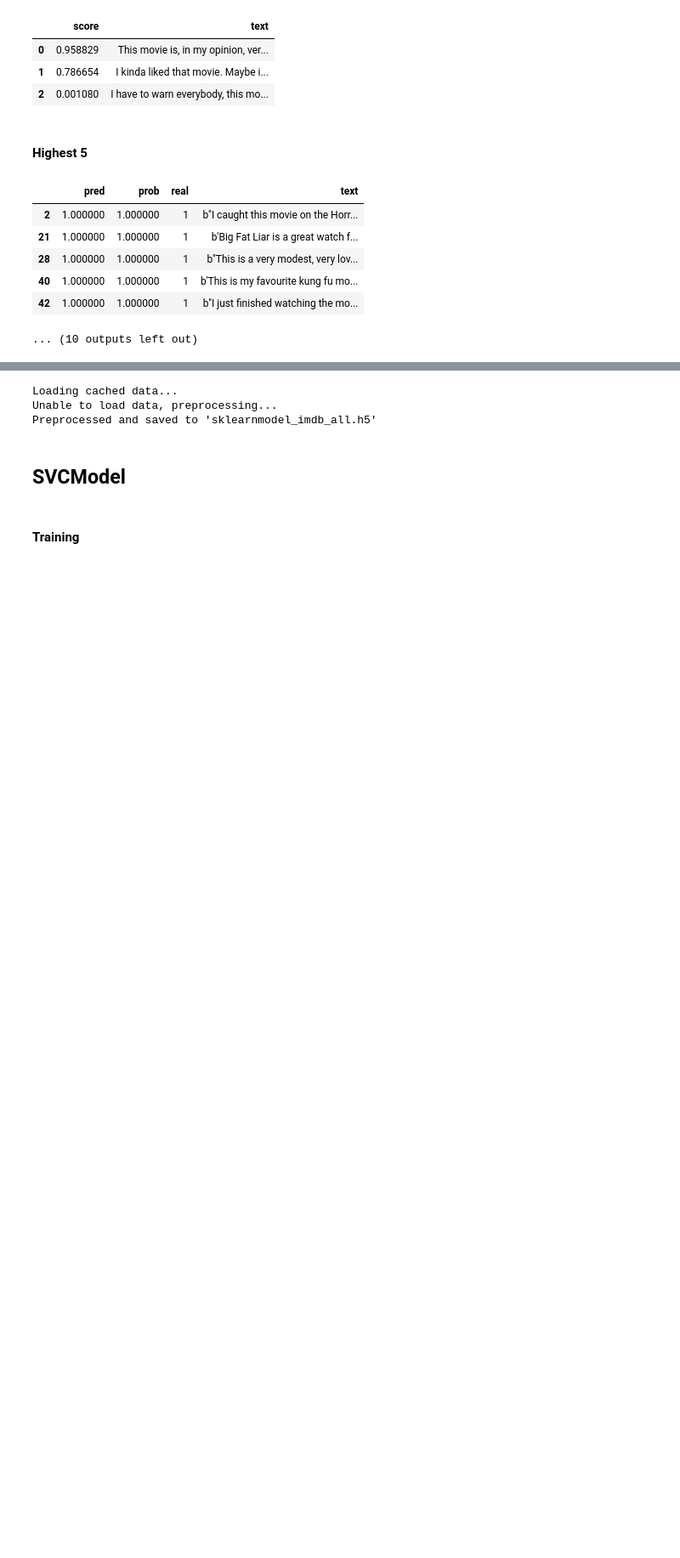
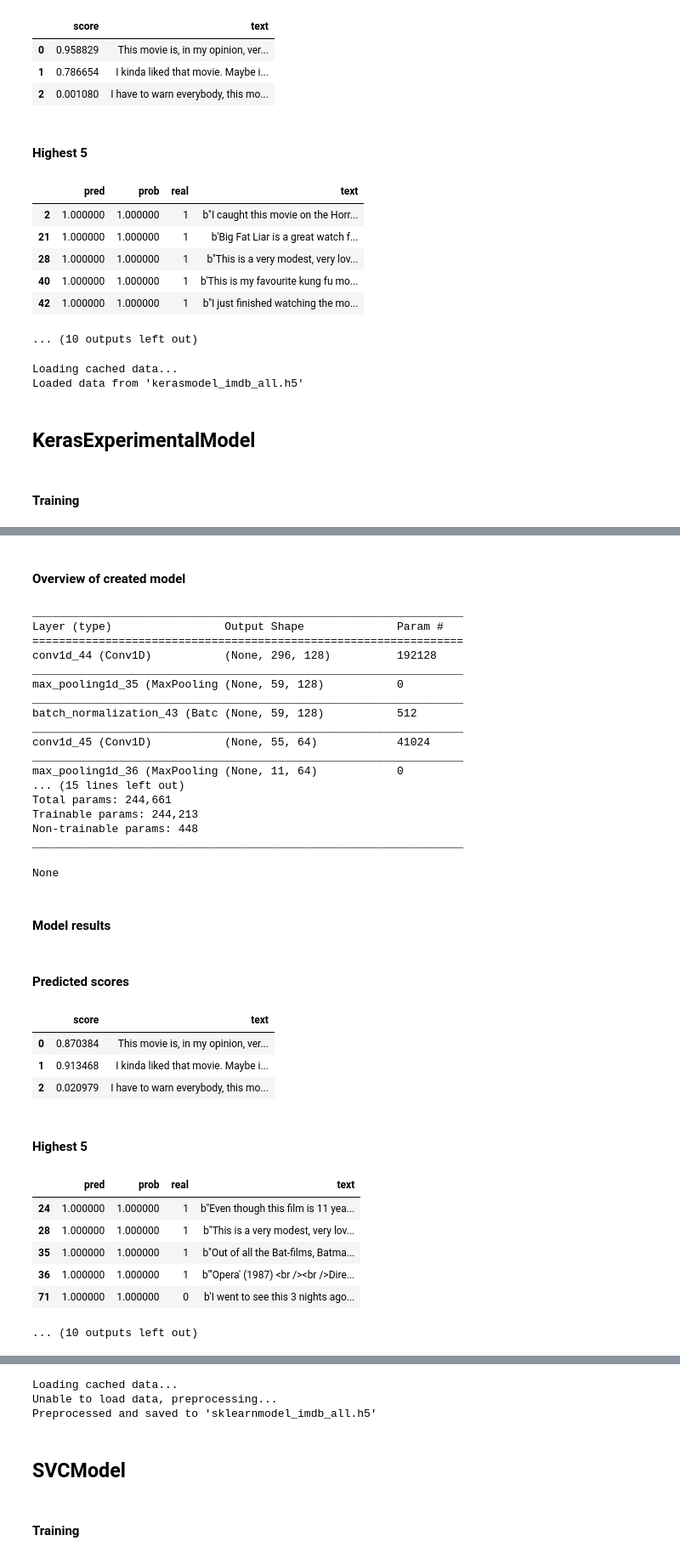
Before and after one commit to Valian/nlp-sentiment-analysis, a Jupyter notebook: src/text_sentiment_analysis_imdb.ipynb, the cells around one changed output, grey strips where cells are left out. Shown: that part at 85% size. Drawn from its saved outputs; the diff is of its cells as text; code cells hidden in the pictures; blank space fills up the shorter version.

```diff
--- a/src/text_sentiment_analysis_imdb.ipynb
+++ b/src/text_sentiment_analysis_imdb.ipynb
@@ -184,3 +186,32 @@ None
 | 40 | 1.000000 | 1.000000 | 1 | b'This is my favourite kung fu mo... |
 | 42 | 1.000000 | 1.000000 | 1 | b"I just finished watching the mo... |
 ... (10 outputs left out)
+# %%
+keras_model = models.KerasExperimentalModel(
+    nlp,
+    dataset_id,
+    max_words_in_sentence=MAX_WORDS_IN_SENTENCE,
+    epochs=50)
+
+X_keras_preprocessed = get_preprocessed_data(keras_model, dataset_id, X_train, filename='kerasmodel_imdb_all.h5')
+
+
+accuracy, y_pred_proba = train_model_and_display_results(keras_model, X_keras_preprocessed, preprocessed=True)
+
+if SAVE_IN_STORE:
+    store.add_model(keras_model, "conv1d_experiment_imdb", "IMDB Conv1d experiment", metadata={
+        'Y Test': [int(r[0]) for r in y_test],
+        'Y Pred Proba': [float(r) for r in y_pred_proba],
+        'Dataset': 'Internet Movie Database',
+        'Training samples': len(X_train),
+        'Accuracy': accuracy,
+        'Description': "1D Convolutional network defined using Keras and trained on a publicly-available dataset"
+    })
+
+# we need memory for further processing
+del X_keras_preprocessed
+# %% [output]
+Loading cached data...
+Loaded data from 'kerasmodel_imdb_all.h5'
+## KerasExperimentalModel
+#### Training
@@ -186,0 +235,33 @@ None
+#### Overview of created model
+_________________________________________________________________
+Layer (type)                 Output Shape              Param #
+=================================================================
+conv1d_44 (Conv1D)           (None, 296, 128)          192128
+_________________________________________________________________
+max_pooling1d_35 (MaxPooling (None, 59, 128)           0
+_________________________________________________________________
+batch_normalization_43 (Batc (None, 59, 128)           512
+_________________________________________________________________
+conv1d_45 (Conv1D)           (None, 55, 64)            41024
+_________________________________________________________________
+max_pooling1d_36 (MaxPooling (None, 11, 64)            0
+... (15 lines left out)
+Total params: 244,661
+Trainable params: 244,213
+Non-trainable params: 448
+_________________________________________________________________
+None
+#### Model results
+#### Predicted scores
+|  | score | text |
+| 0 | 0.870384 | This movie is, in my opinion, ver... |
+| 1 | 0.913468 | I kinda liked that movie. Maybe i... |
+| 2 | 0.020979 | I have to warn everybody, this mo... |
+#### Highest 5
+|  | pred | prob | real | text |
+| 24 | 1.000000 | 1.000000 | 1 | b"Even though this film is 11 yea... |
+| 28 | 1.000000 | 1.000000 | 1 | b"This is a very modest, very lov... |
+| 35 | 1.000000 | 1.000000 | 1 | b"Out of all the Bat-films, Batma... |
+| 36 | 1.000000 | 1.000000 | 1 | b"'Opera' (1987) <br /><br />Dire... |
+| 71 | 1.000000 | 1.000000 | 0 | b'I went to see this 3 nights ago... |
+... (10 outputs left out)
```
Also changed, not shown: parts of 4 cells of this notebook, 4 other files.
